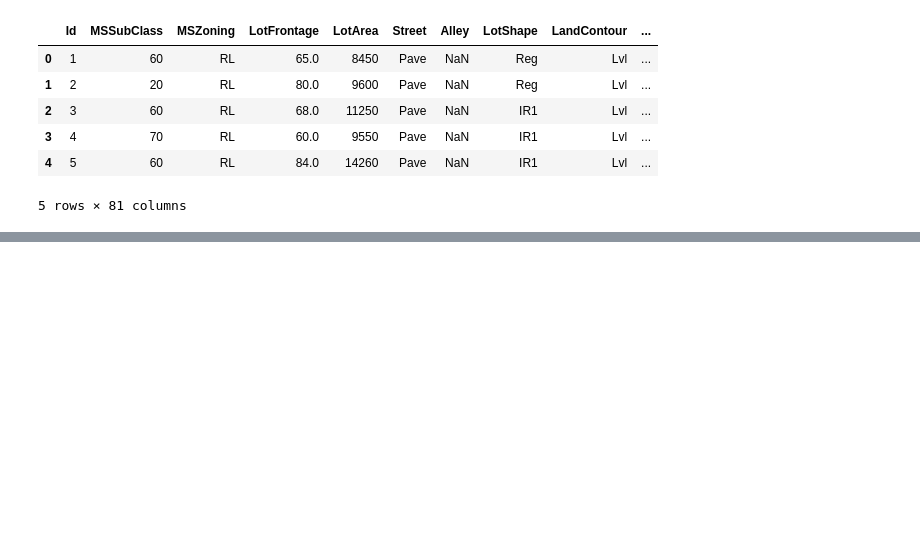
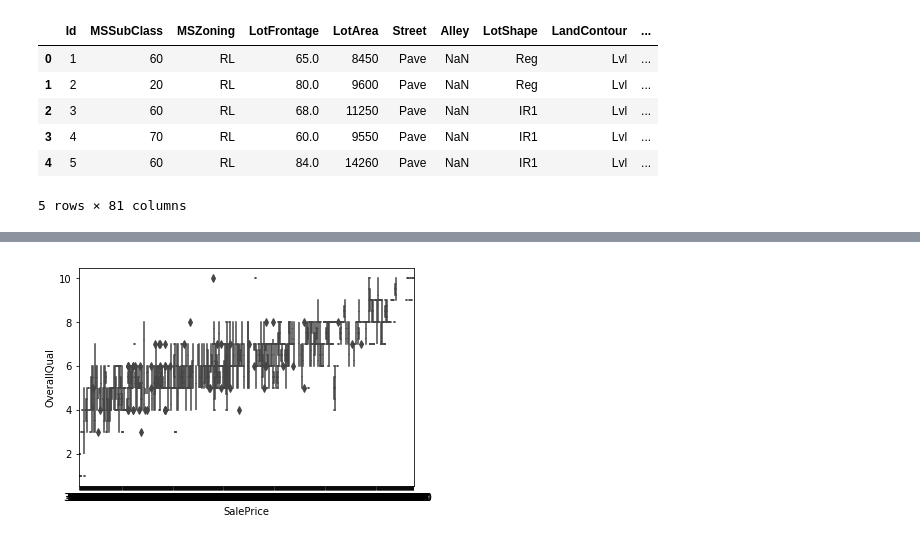
Before and after one commit to amitkabra59/Housing-Prices, a Jupyter notebook: house_pricing.ipynb, the cells around one changed output, grey strips where cells are left out. Cells and saved outputs as stored; diff of their text form; code cells hidden in the pictures; blank space fills up the shorter version.

```diff
--- a/house_pricing.ipynb
+++ b/house_pricing.ipynb
@@ -17,0 +180,5 @@ df.head(5)
+# %%
+sns.boxplot(x="SalePrice", y="OverallQual", data=train[columns] )
+plt.show()
+# %% [output]
+[figure, added]
```
Also changed, not shown: parts of 24 cells of this notebook.
